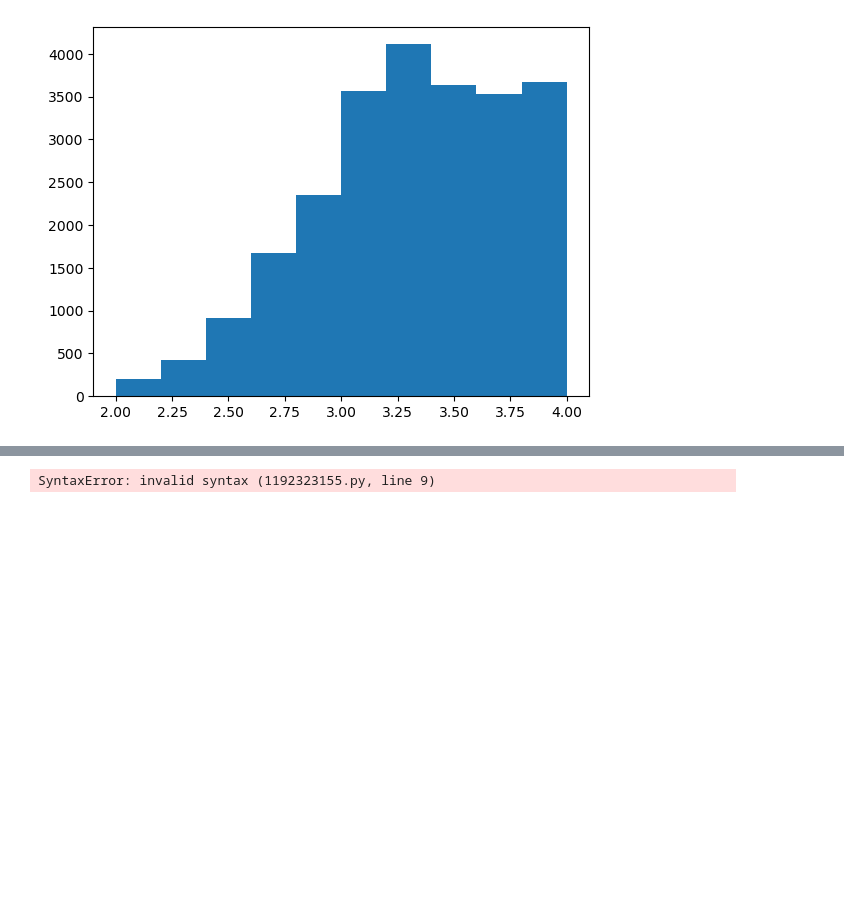
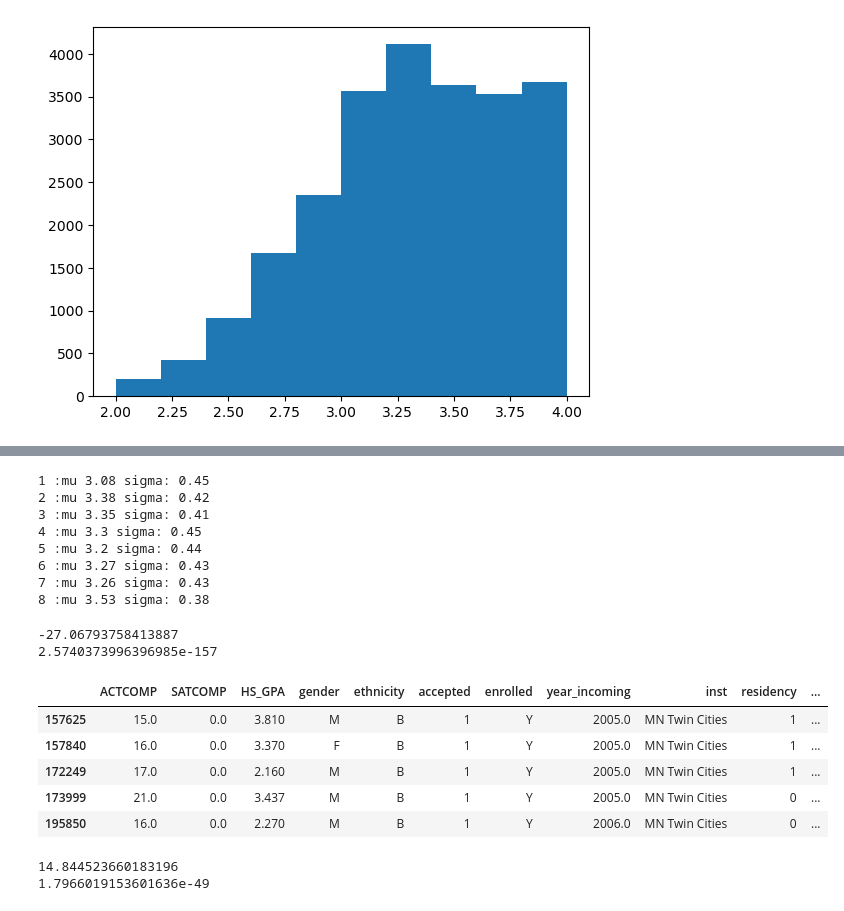
Before and after one commit to LilaShiba/aa2023demo, a Jupyter notebook: demo.ipynb, the cells around one changed output, grey strips where cells are left out. Cells and saved outputs as stored; diff of their text form; code cells hidden in the pictures; blank space fills up the shorter version.

```diff
--- a/demo.ipynb
+++ b/demo.ipynb
@@ -132,7 +133,8 @@ See the caveats in the documentation: https://pandas.pydata.org/pandas-docs/stab
 | enroll | 0.052131 | 0.029559 | 0.122118 | -0.190226 | -0.042604 | 0.029297 | 0.025177 | 0.365425 | 1.000000 | -0.088208 |
 | cat | -0.309699 | -0.281726 | -0.092677 | 0.255616 | 0.216009 | -0.264837 | -0.253861 | -0.075731 | -0.088208 | 1.000000 |
 # %%
-def byEthos(etho):
+res = []
+def GPAByEthos(etho):
     '''
     1=w
     2=b
@@ -140,9 +142,18 @@ def byEthos(etho):
     4=h
     '''
     meow = gpaCleaned[ (gpaCleaned['cat'] == etho)]
-    print(ethos+':mu' meow['HS_GPA'].mean(), 'sigma:', meow['HS_GPA'].std())
+    print(str(etho),':mu', round(meow['HS_GPA'].mean(),2),'sigma:',
+          round(meow['HS_GPA'].std(),2))
+    return meow
 
 for i in colors:
-    byEthos(i)
+    res.append(GPAByEthos(i))
 # %% [output]
-SyntaxError: invalid syntax (1192323155.py, line 9)
+1 :mu 3.08 sigma: 0.45
+2 :mu 3.38 sigma: 0.42
+3 :mu 3.35 sigma: 0.41
+4 :mu 3.3 sigma: 0.45
+5 :mu 3.2 sigma: 0.44
+6 :mu 3.27 sigma: 0.43
+7 :mu 3.26 sigma: 0.43
+8 :mu 3.53 sigma: 0.38
@@ -148,0 +164,24 @@ SyntaxError: invalid syntax (1192323155.py, line 9)
+# %%
+print(summary)
+print(results)
+# %% [output]
+-27.06793758413887
+2.5740373996396985e-157
+# %%
+res[0].head(5)
+# %% [output]
+|  | ACTCOMP | SATCOMP | HS_GPA | gender | ethnicity | accepted | enrolled | year_incoming | inst | residency | ... |
+| 157625 | 15.0 | 0.0 | 3.810 | M | B | 1 | Y | 2005.0 | MN Twin Cities | 1 | ... |
+| 157840 | 16.0 | 0.0 | 3.370 | F | B | 1 | Y | 2005.0 | MN Twin Cities | 1 | ... |
+| 172249 | 17.0 | 0.0 | 2.160 | M | B | 1 | Y | 2005.0 | MN Twin Cities | 1 | ... |
+| 173999 | 21.0 | 0.0 | 3.437 | M | B | 1 | Y | 2005.0 | MN Twin Cities | 0 | ... |
+| 195850 | 16.0 | 0.0 | 2.270 | M | B | 1 | Y | 2006.0 | MN Twin Cities | 0 | ... |
+# %%
+x = list(res[0]['accepted'])
+y = list(res[1]['accepted'])
+summary, results = sp.stats.ttest_ind(x,y)
+print(summary)
+print(results)
+# %% [output]
+14.844523660183196
+1.7966019153601636e-49
```
Also changed, not shown: parts of 2 cells of this notebook.
